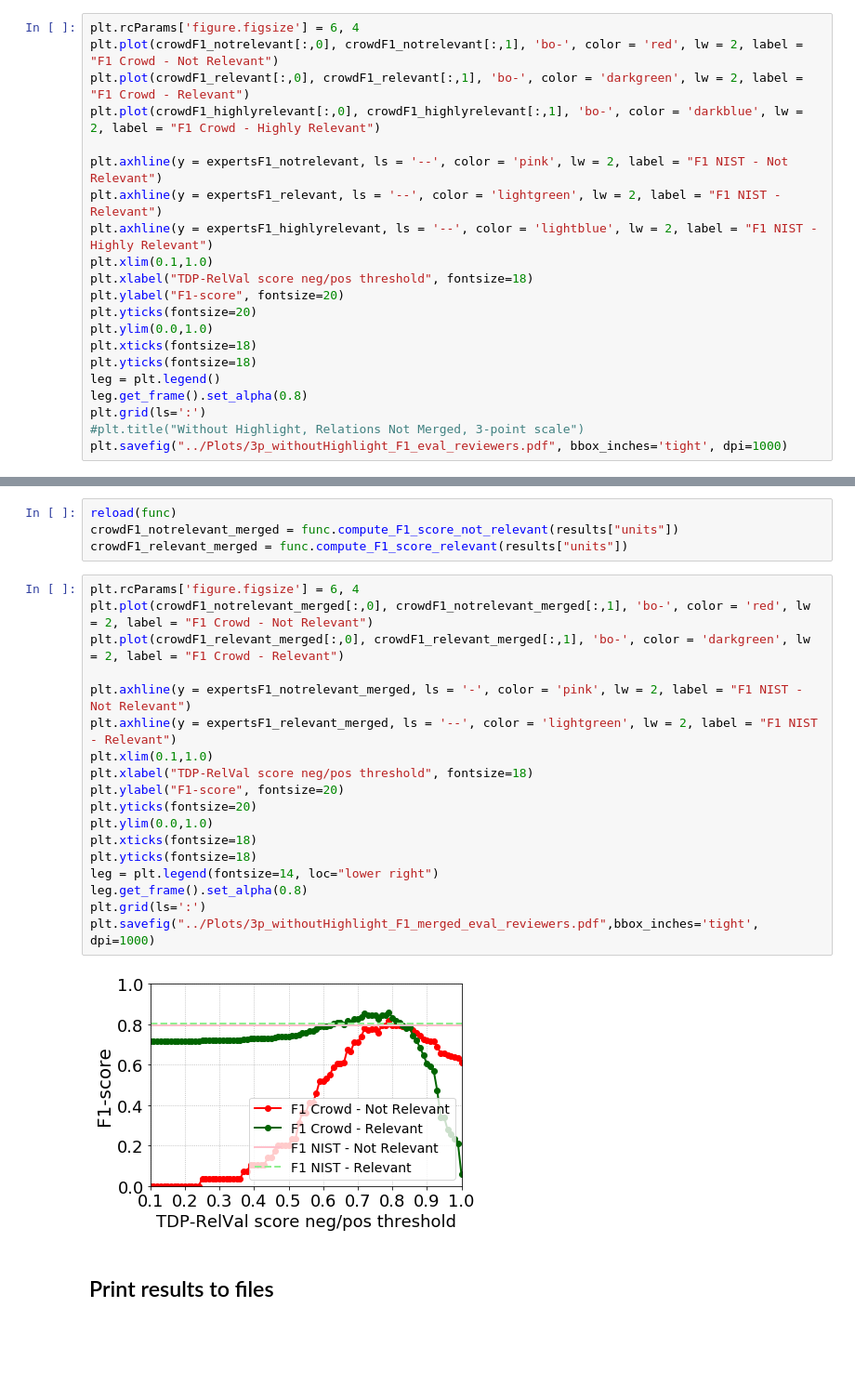
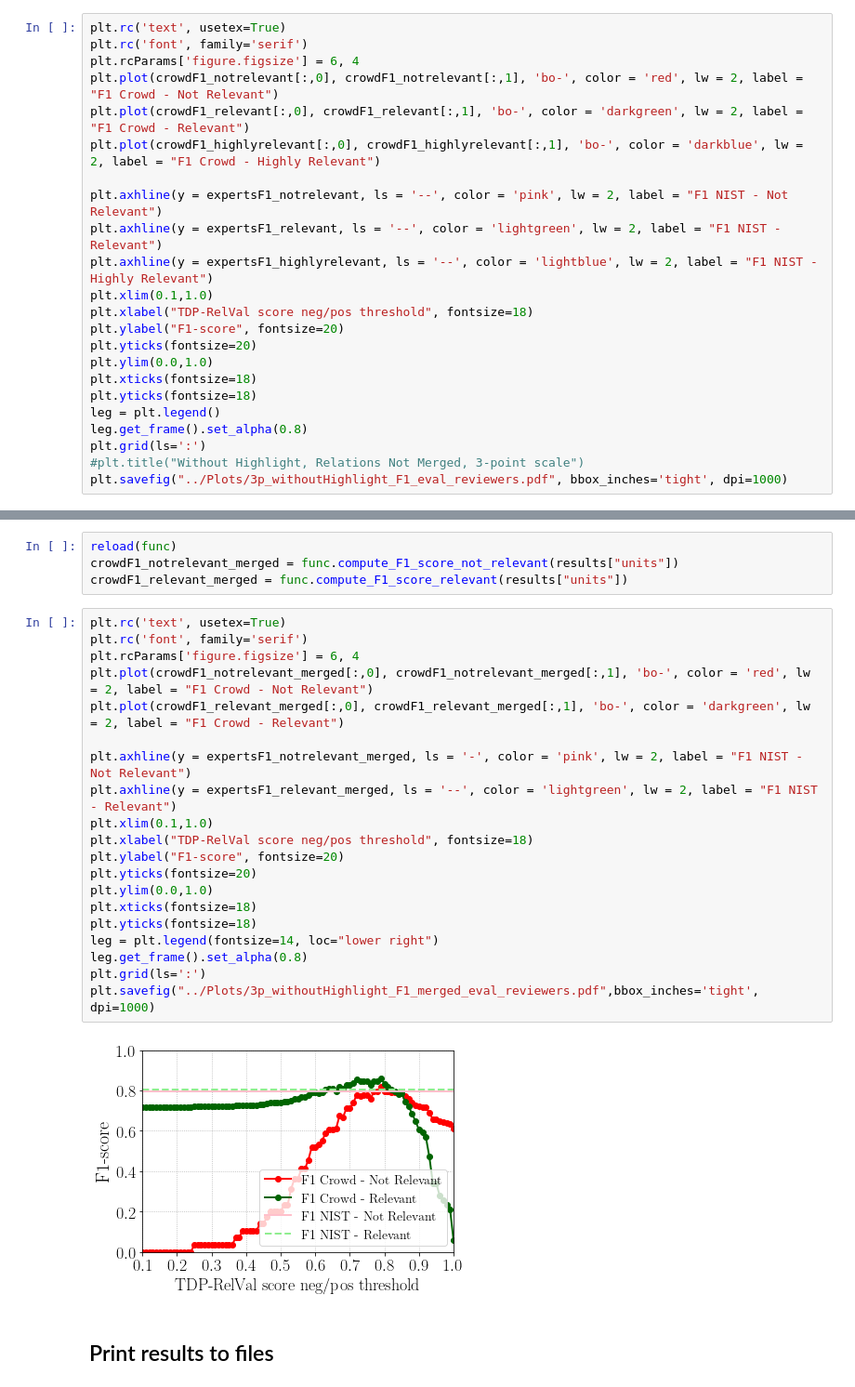
Before and after one commit to CrowdTruth/NYT-Crowdsourcing-Topical-Relevance, a Jupyter notebook: notebooks/Pilot 3P-Doc-NoHigh.ipynb, the cells around one changed output, grey strips where cells are left out. Shown at 93% size. Drawn from its saved outputs; the diff is of its cells as text; blank space fills up the shorter version.

Commit message:
added ACM proceedings compliant plots

```diff
--- a/notebooks/Pilot 3P-Doc-NoHigh.ipynb
+++ b/notebooks/Pilot 3P-Doc-NoHigh.ipynb
@@ -250,6 +250,8 @@ array([[0.1       , 0.39705882],
        [0.9       , 0.        ],
        [1.        , 0.        ]])
 # %%
+plt.rc('text', usetex=True)
+plt.rc('font', family='serif')
 plt.rcParams['figure.figsize'] = 6, 4
 plt.plot(crowdF1_notrelevant[:,0], crowdF1_notrelevant[:,1], 'bo-', color = 'red', lw = 2, label = "F1 Crowd - Not Relevant")
 plt.plot(crowdF1_relevant[:,0], crowdF1_relevant[:,1], 'bo-', color = 'darkgreen', lw = 2, label = "F1 Crowd - Relevant")
@@ -374,25 +376,27 @@ reload(func)
 crowdF1_notrelevant_merged = func.compute_F1_score_not_relevant(results["units"])
 crowdF1_relevant_merged = func.compute_F1_score_relevant(results["units"])
 # %%
+plt.rc('text', usetex=True)
+plt.rc('font', family='serif')
 plt.rcParams['figure.figsize'] = 6, 4
 plt.plot(crowdF1_notrelevant_merged[:,0], crowdF1_notrelevant_merged[:,1], 'bo-', color = 'red', lw = 2, label = "F1 Crowd - Not Relevant")
 plt.plot(crowdF1_relevant_merged[:,0], crowdF1_relevant_merged[:,1], 'bo-', color = 'darkgreen', lw = 2, label = "F1 Crowd - Relevant")
 
 plt.axhline(y = expertsF1_notrelevant_merged, ls = '-', color = 'pink', lw = 2, label = "F1 NIST - Not Relevant")
 plt.axhline(y = expertsF1_relevant_merged, ls = '--', color = 'lightgreen', lw = 2, label = "F1 NIST - Relevant")
 plt.xlim(0.1,1.0)
 plt.xlabel("TDP-RelVal score neg/pos threshold", fontsize=18)
 plt.ylabel("F1-score", fontsize=20)
 plt.yticks(fontsize=20)
 plt.ylim(0.0,1.0)
 plt.xticks(fontsize=18)
 plt.yticks(fontsize=18)
 leg = plt.legend(fontsize=14, loc="lower right")
 leg.get_frame().set_alpha(0.8)
 plt.grid(ls=':')
 plt.savefig("../Plots/3p_withoutHighlight_F1_merged_eval_reviewers.pdf",bbox_inches='tight', dpi=1000)
 # %% [output]
-[figure, old version]
+[figure, new version]
 # %% [markdown]
 ## Print results to files
 # %%
```
Also changed, not shown: parts of 1 cell of this notebook, 45 other files.
